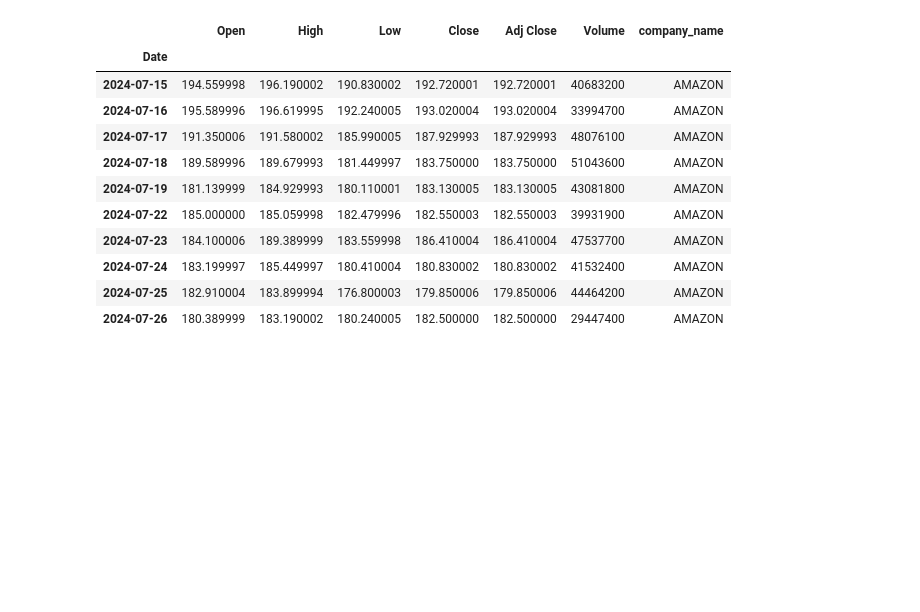
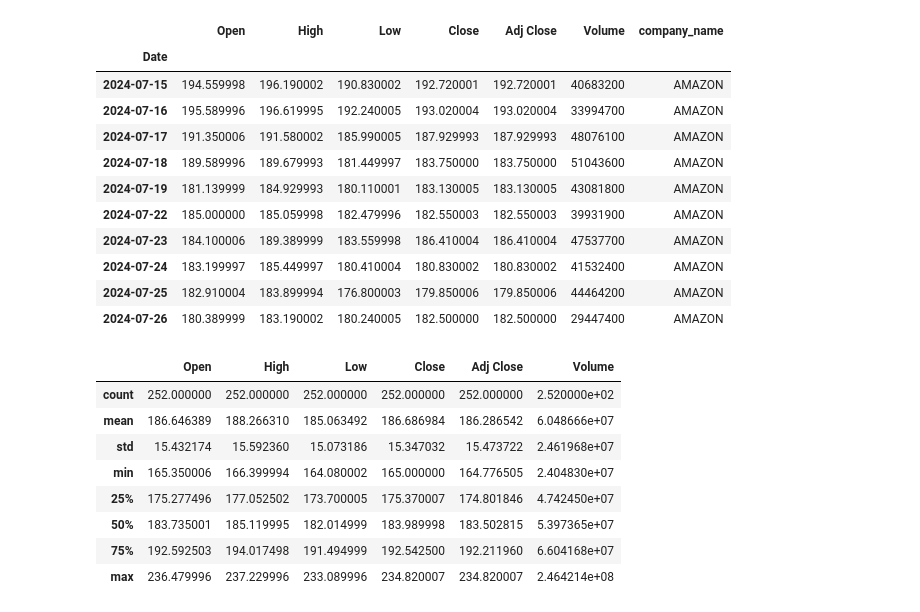
Before and after one commit to anumit-web/LSTM-Long-Short-Term-Memory-TensorFlow-tutorial-1, a Jupyter notebook: LSTM_TensorFlow_test_4.ipynb, the cells around one changed output. Saved outputs shown, nothing was run; the diff lists cells and outputs as text; code cells hidden in the pictures; blank space fills up the shorter version.

```diff
--- a/LSTM_TensorFlow_test_4.ipynb
+++ b/LSTM_TensorFlow_test_4.ipynb
@@ -72,3 +72,15 @@ df.tail(10)
 | 2024-07-24 | 183.199997 | 185.449997 | 180.410004 | 180.830002 | 180.830002 | 41532400 | AMAZON |
 | 2024-07-25 | 182.910004 | 183.899994 | 176.800003 | 179.850006 | 179.850006 | 44464200 | AMAZON |
 | 2024-07-26 | 180.389999 | 183.190002 | 180.240005 | 182.500000 | 182.500000 | 29447400 | AMAZON |
+# %%
+AAPL.describe()
+# %% [output]
+|  | Open | High | Low | Close | Adj Close | Volume |
+| count | 252.000000 | 252.000000 | 252.000000 | 252.000000 | 252.000000 | 2.520000e+02 |
+| mean | 186.646389 | 188.266310 | 185.063492 | 186.686984 | 186.286542 | 6.048666e+07 |
+| std | 15.432174 | 15.592360 | 15.073186 | 15.347032 | 15.473722 | 2.461968e+07 |
+| min | 165.350006 | 166.399994 | 164.080002 | 165.000000 | 164.776505 | 2.404830e+07 |
+| 25% | 175.277496 | 177.052502 | 173.700005 | 175.370007 | 174.801846 | 4.742450e+07 |
+| 50% | 183.735001 | 185.119995 | 182.014999 | 183.989998 | 183.502815 | 5.397365e+07 |
+| 75% | 192.592503 | 194.017498 | 191.494999 | 192.542500 | 192.211960 | 6.604168e+07 |
+| max | 236.479996 | 237.229996 | 233.089996 | 234.820007 | 234.820007 | 2.464214e+08 |
```
Also changed, not shown: parts of 2 cells of this notebook.
